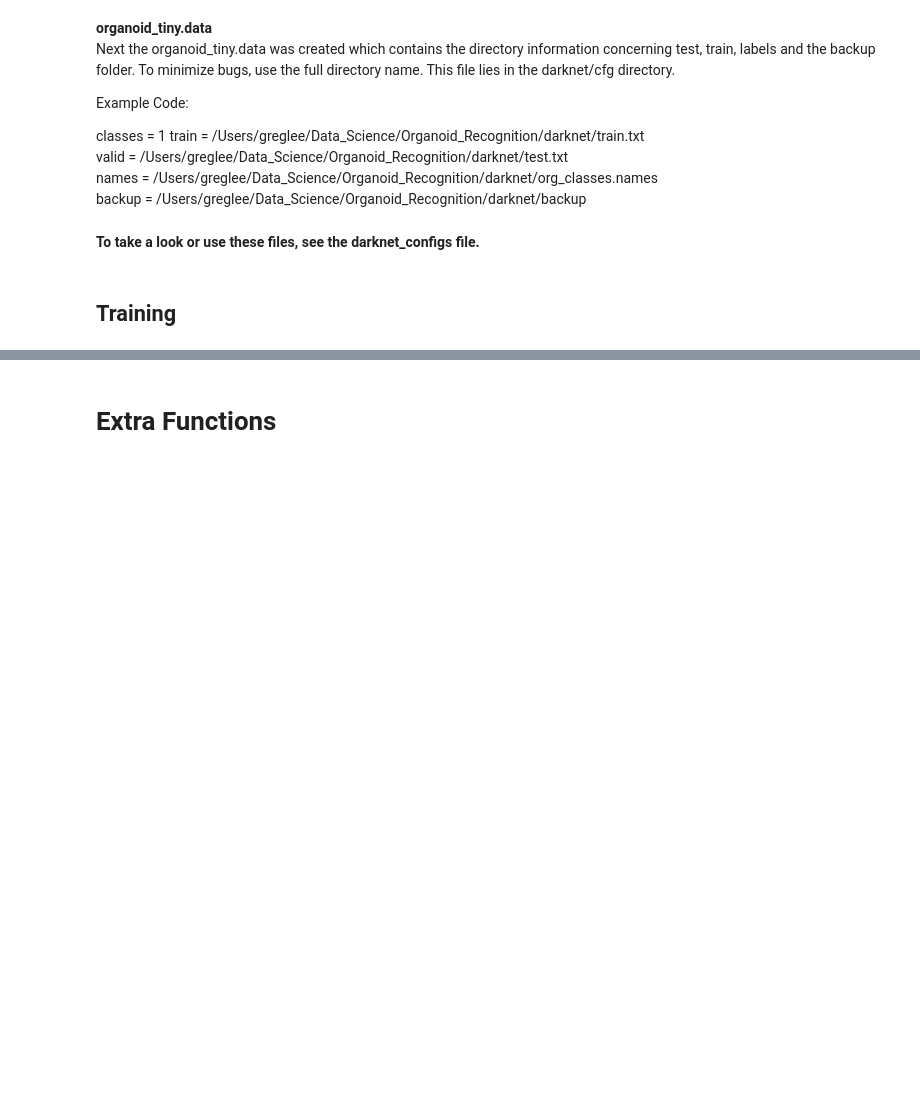
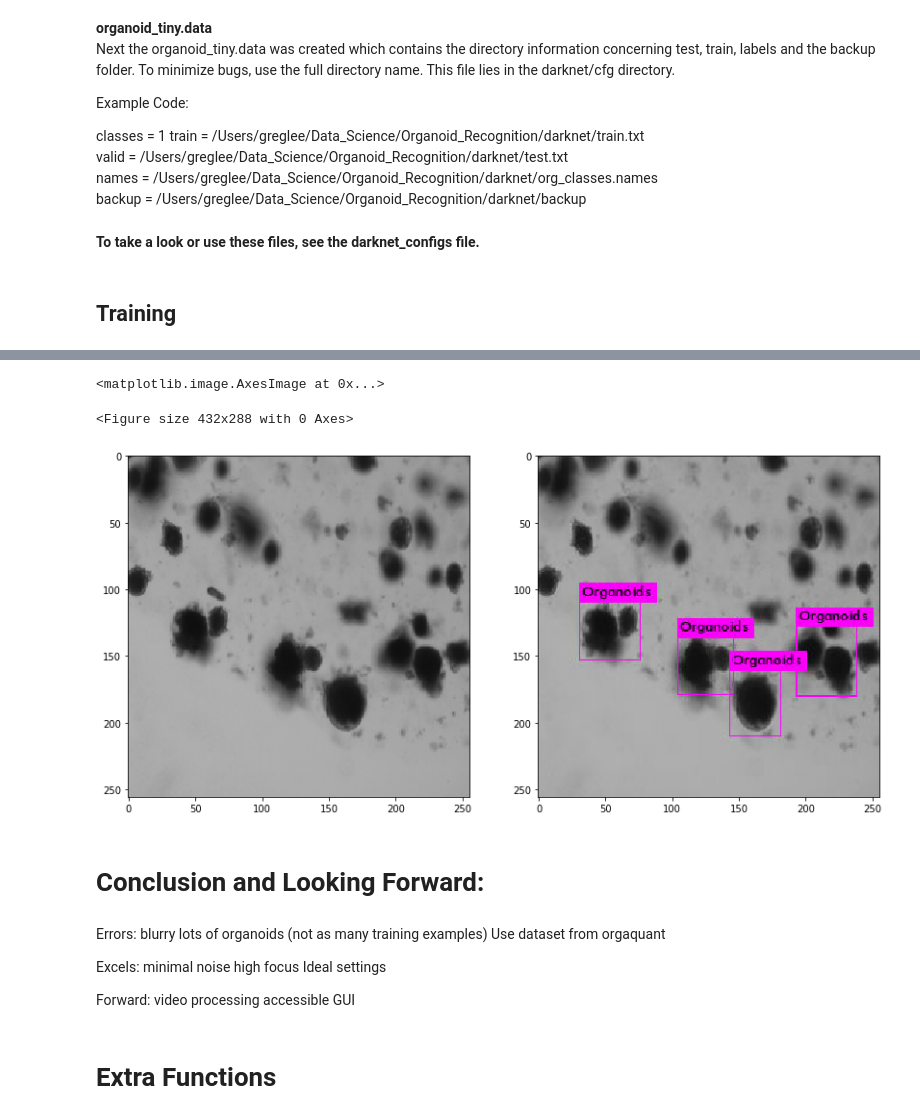
Before and after one commit to greglee1905/Organoid_Recognition, a Jupyter notebook: Org_Net_Training.ipynb, the cells around one changed output, grey strips where cells are left out. Saved outputs shown, nothing was run; the diff lists cells and outputs as text; code cells hidden in the pictures; blank space fills up the shorter version.

```diff
--- a/Org_Net_Training.ipynb
+++ b/Org_Net_Training.ipynb
@@ -402,3 +429,32 @@ I am hoping to try and train this on a GPU soon for better performance. Updates
+# %%
+#Import Images
+im_pred = np.array(Image.open("./results/test_4_preds.jpg"), dtype=np.uint8)
+im = np.array(Image.open("./results/test_4.jpg"), dtype=np.uint8)
+
+plt.figure()
+fig,ax = plt.subplots(1,2,figsize=(14, 7))
+ax[0].imshow(im)
+ax[1].imshow(im_pred)
+# %% [output]
+<matplotlib.image.AxesImage at 0x...>
+<Figure size 432x288 with 0 Axes>
+[figure, added]
+# %% [markdown]
+# Conclusion and Looking Forward:
+# %% [markdown]
+Errors:
+    blurry
+    lots of organoids (not as many training examples)
+    Use dataset from orgaquant
+
+Excels:
+    minimal noise
+    high focus
+    Ideal settings
+
+Forward:
+    video processing
+    accessible GUI
 # %% [markdown]
 # Extra Functions
 # %%
```
Also changed, not shown: parts of 12 cells of this notebook, 24 other files.
